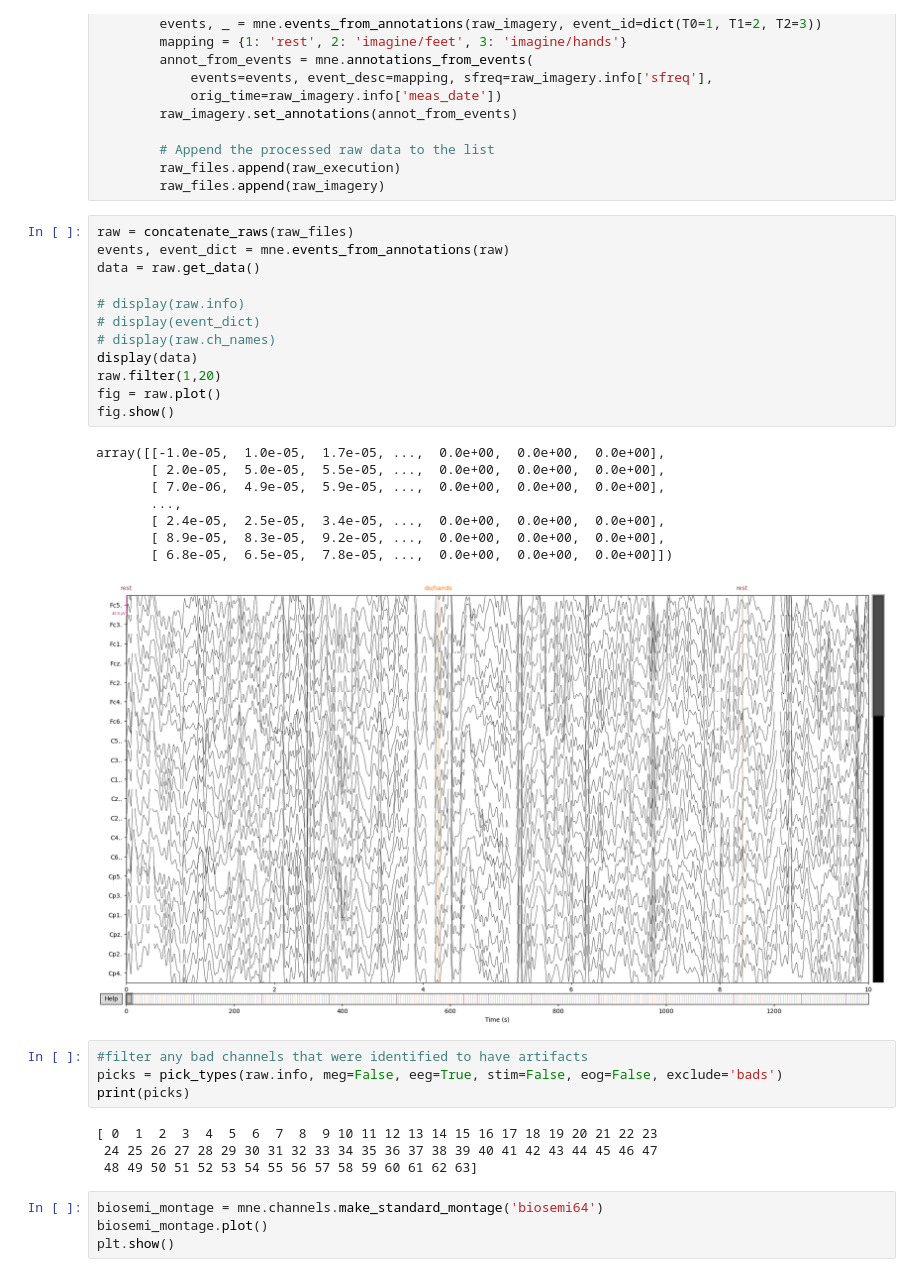
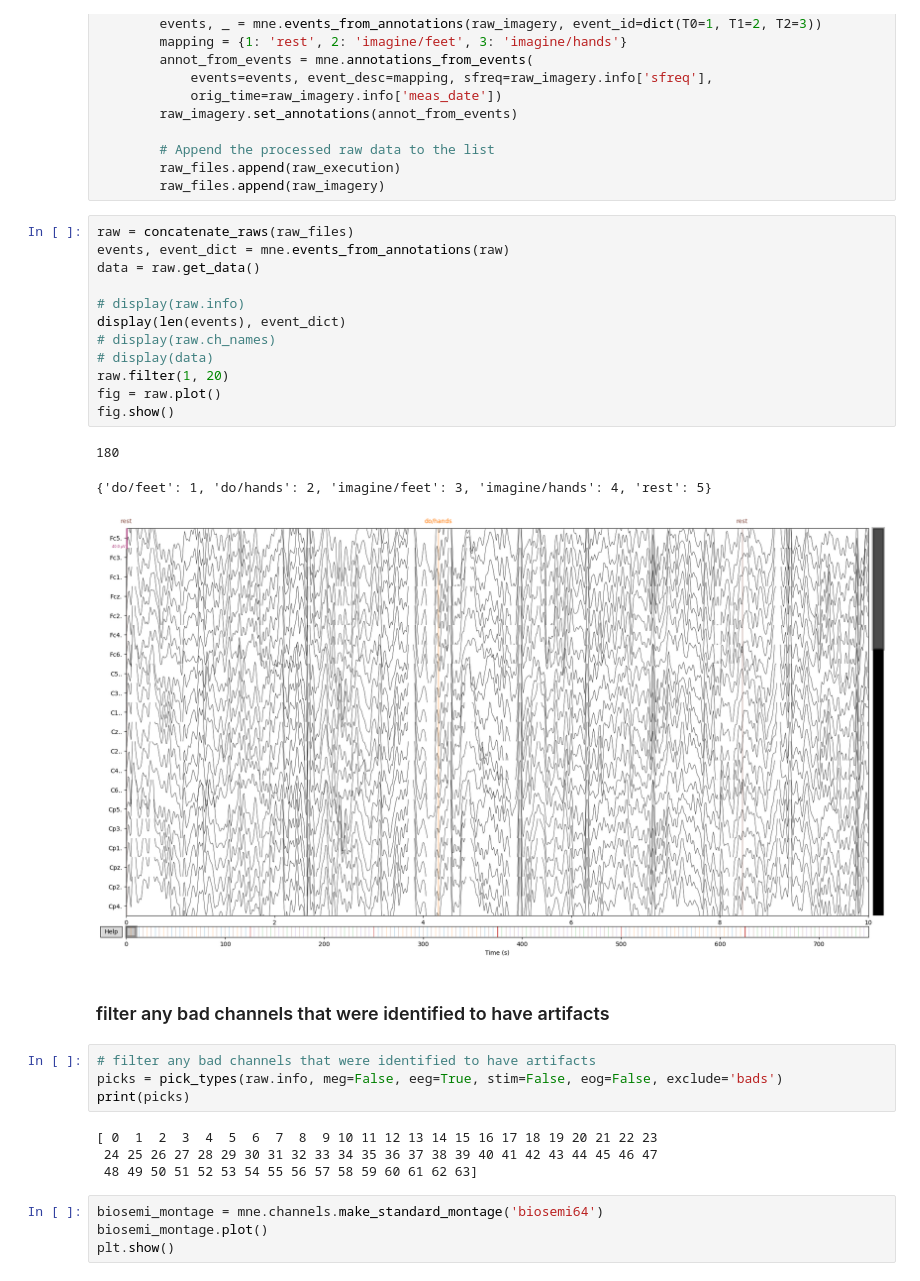
Before and after one commit to aallali/Total-perspective-Vortex, a Jupyter notebook: app/00-visualize.ipynb, the cells around one changed output. Drawn from its saved outputs; the diff is of its cells as text.

Commit message:
[update][2] : 00-visualize

```diff
--- a/app/00-visualize.ipynb
+++ b/app/00-visualize.ipynb
@@ -129,26 +129,23 @@ for person_number in subject:
 # %%
 raw = concatenate_raws(raw_files)
 events, event_dict = mne.events_from_annotations(raw)
 data = raw.get_data()
 
 # display(raw.info)
-# display(event_dict)
+display(len(events), event_dict)
 # display(raw.ch_names)
-display(data)
-raw.filter(1,20)
+# display(data)
+raw.filter(1, 20)
 fig = raw.plot()
 fig.show()
 # %% [output]
-array([[-1.0e-05,  1.0e-05,  1.7e-05, ...,  0.0e+00,  0.0e+00,  0.0e+00],
-       [ 2.0e-05,  5.0e-05,  5.5e-05, ...,  0.0e+00,  0.0e+00,  0.0e+00],
-       [ 7.0e-06,  4.9e-05,  5.9e-05, ...,  0.0e+00,  0.0e+00,  0.0e+00],
-       ...,
-       [ 2.4e-05,  2.5e-05,  3.4e-05, ...,  0.0e+00,  0.0e+00,  0.0e+00],
-       [ 8.9e-05,  8.3e-05,  9.2e-05, ...,  0.0e+00,  0.0e+00,  0.0e+00],
-       [ 6.8e-05,  6.5e-05,  7.8e-05, ...,  0.0e+00,  0.0e+00,  0.0e+00]])
+180
+{'do/feet': 1, 'do/hands': 2, 'imagine/feet': 3, 'imagine/hands': 4, 'rest': 5}
-[figure, old version]
+[figure, new version]
+# %% [markdown]
+### filter any bad channels that were identified to have artifacts
 # %%
-#filter any bad channels that were identified to have artifacts
+# filter any bad channels that were identified to have artifacts
 picks = pick_types(raw.info, meg=False, eeg=True, stim=False, eog=False, exclude='bads')
 print(picks)
 # %% [output]
```
Also changed, not shown: parts of 6 cells of this notebook.
